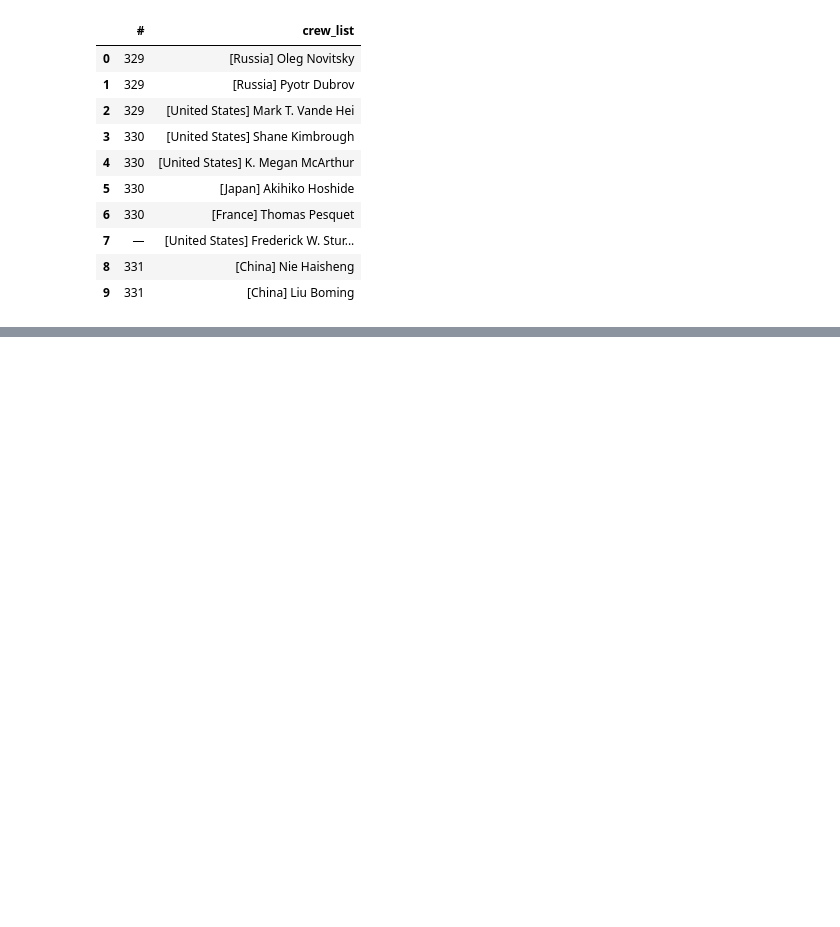
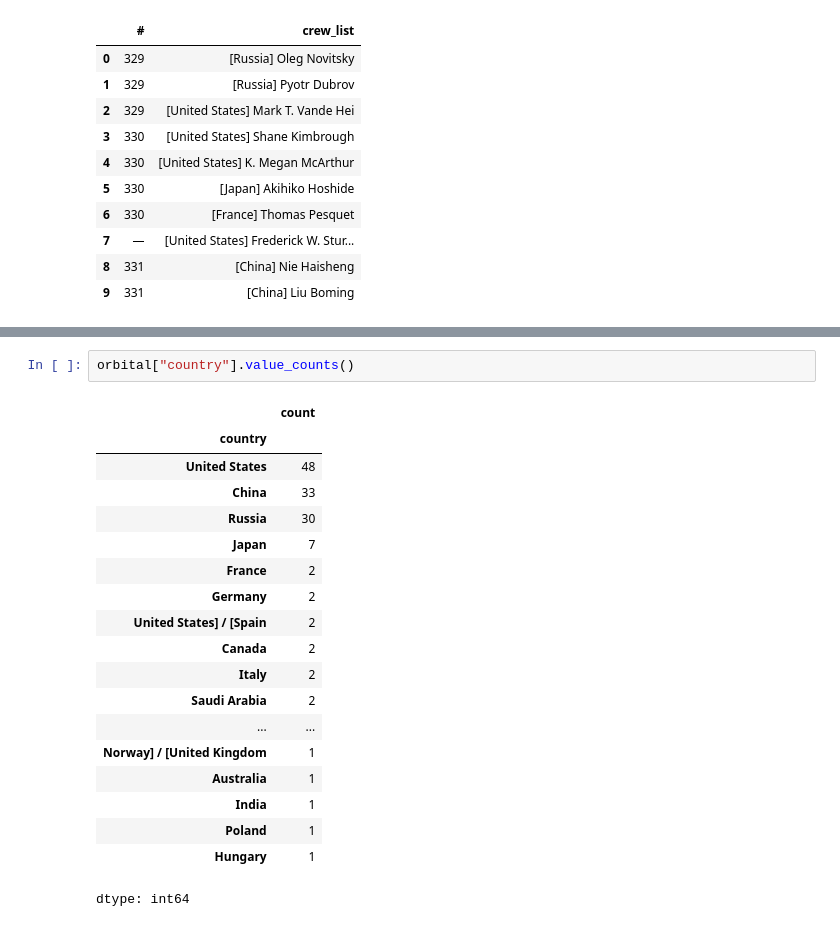
Before and after one commit to MayaVolkov/astronaut-missions-analysis, a Jupyter notebook: Astronaut_Mission_Analysis_.ipynb, the cells around one changed output, grey strips where cells are left out. Cells and saved outputs as stored; diff of their text form; blank space fills up the shorter version.

```diff
--- a/Astronaut_Mission_Analysis_.ipynb
+++ b/Astronaut_Mission_Analysis_.ipynb
@@ -412,0 +518,22 @@ astronaut rows: 270
+# %%
+orbital["country"].value_counts()
+# %% [output]
+|  | count |
+| country |  |
+| United States | 48 |
+| China | 33 |
+| Russia | 30 |
+| Japan | 7 |
+| France | 2 |
+| Germany | 2 |
+| United States] / [Spain | 2 |
+| Canada | 2 |
+| Italy | 2 |
+| Saudi Arabia | 2 |
+| ... | ... |
+| Norway] / [United Kingdom | 1 |
+| Australia | 1 |
+| India | 1 |
+| Poland | 1 |
+| Hungary | 1 |
+dtype: int64
```
Also changed, not shown: parts of 12 cells of this notebook.
